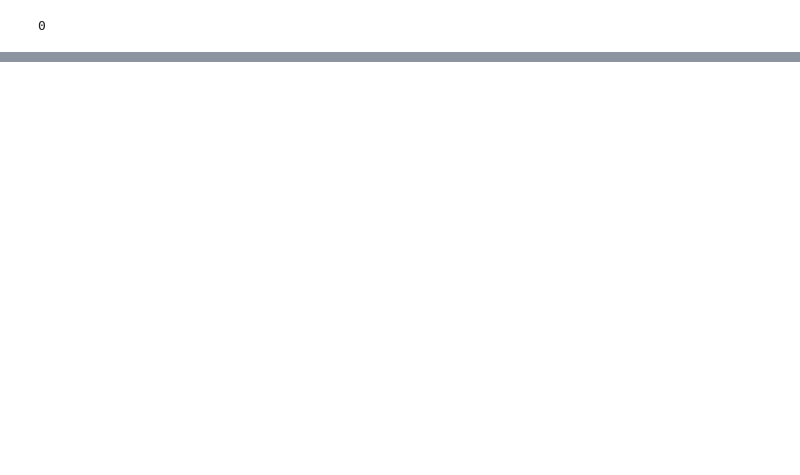
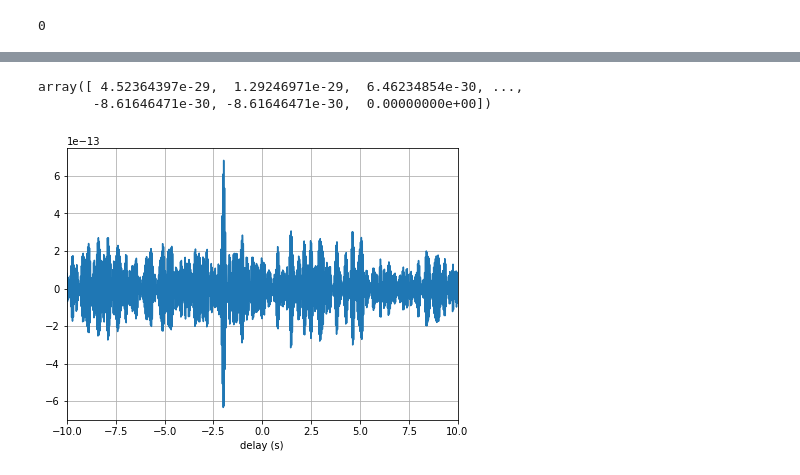
Before and after one commit to John-Ragland/NI_simulation, a Jupyter notebook: scripts/3D_simulation/3D_simulation.ipynb, the cells around one changed output, grey strips where cells are left out. Drawn from its saved outputs; the diff is of its cells as text; code cells hidden in the pictures; blank space fills up the shorter version.

```diff
--- a/scripts/3D_simulation/3D_simulation.ipynb
+++ b/scripts/3D_simulation/3D_simulation.ipynb
@@ -68,0 +77,6 @@ os.system(f'ffmpeg -r 40 -f image2 -s 1920x1080 -i animation_figures/%04d.png -v
+# %%
+env.correlate(plot=True)
+# %% [output]
+array([ 4.52364397e-29,  1.29246971e-29,  6.46234854e-30, ...,
+       -8.61646471e-30, -8.61646471e-30,  0.00000000e+00])
+[figure, added]
```
Also changed, not shown: parts of 13 cells of this notebook, 1 other file.
